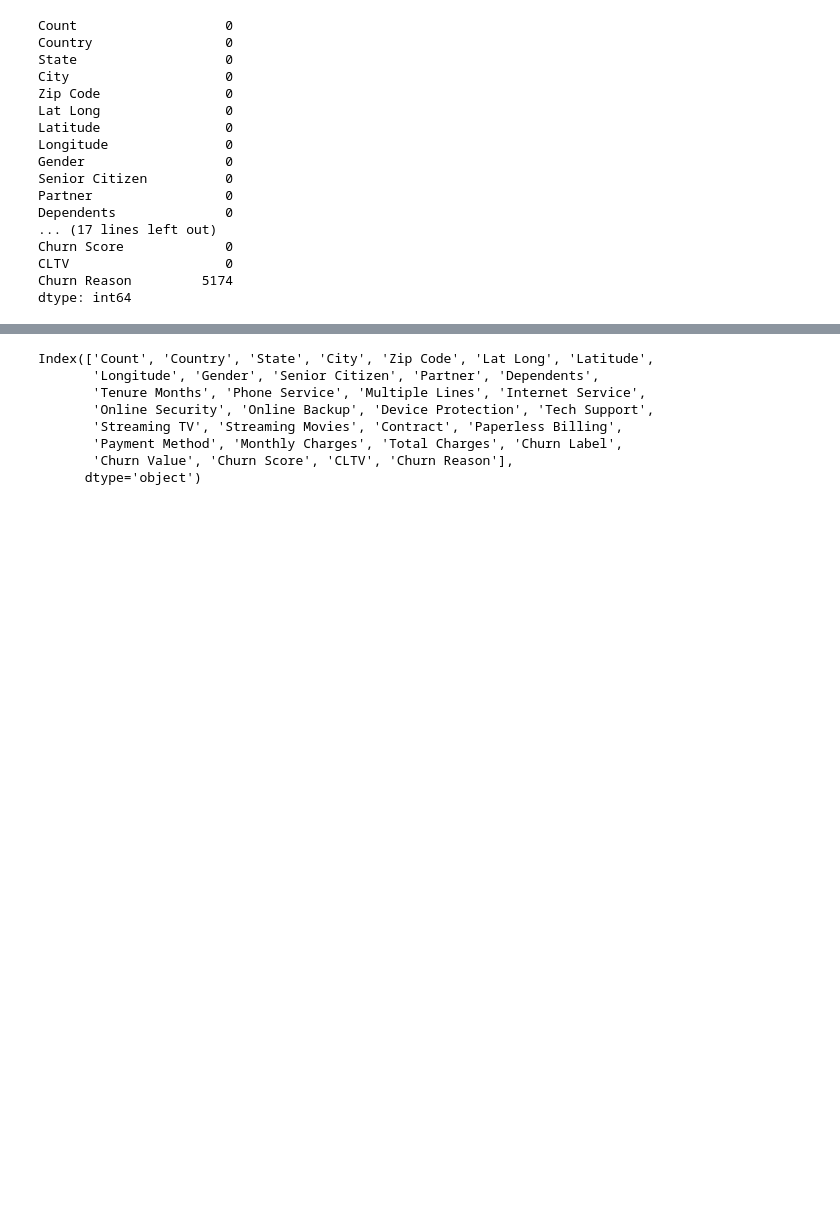
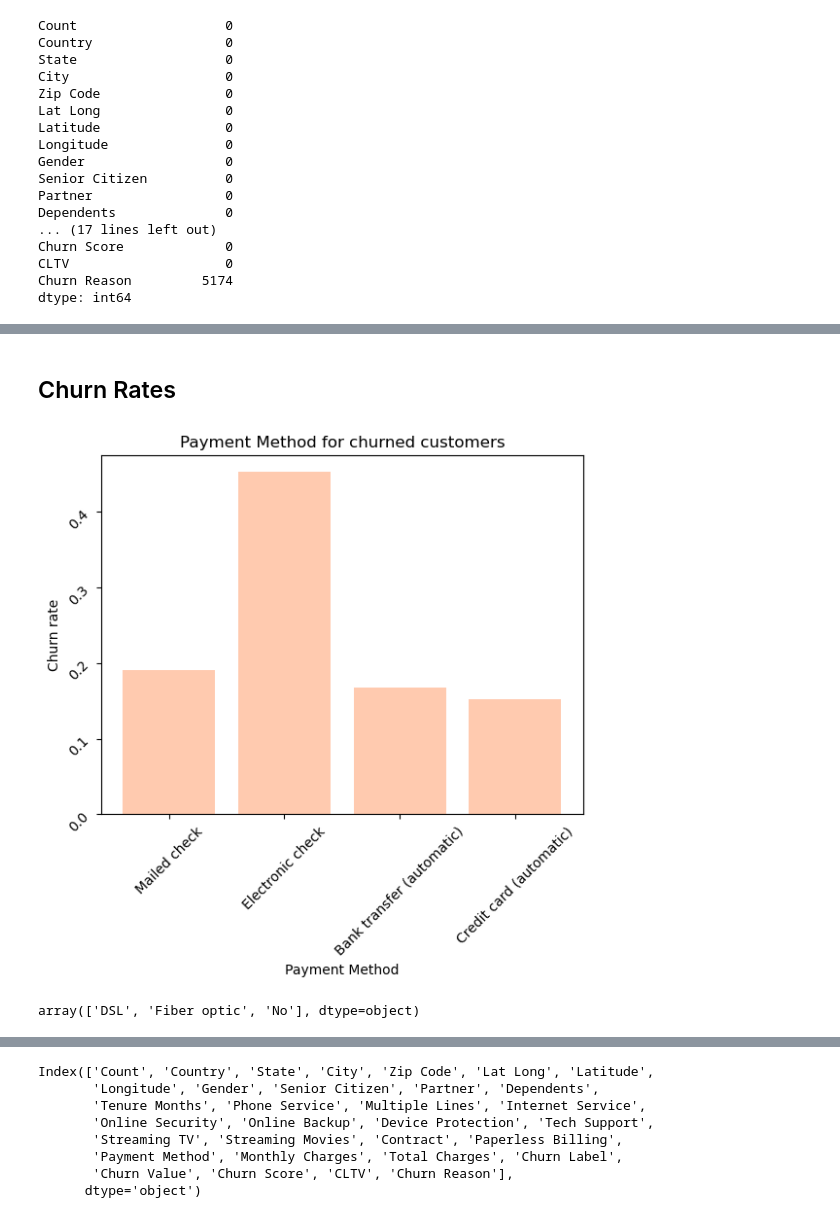
Before and after one commit to Jose-Torres1221/Telco-Anti-Churn-Initiative, a Jupyter notebook: Telco_Anti_Churn_Initiative.ipynb, the cells around one changed output, grey strips where cells are left out. Saved outputs shown, nothing was run; the diff lists cells and outputs as text; code cells hidden in the pictures; blank space fills up the shorter version.

```diff
--- a/Telco_Anti_Churn_Initiative.ipynb
+++ b/Telco_Anti_Churn_Initiative.ipynb
@@ -132,0 +164,38 @@ dtype: int64
+# %% [markdown]
+## Churn Rates
+# %%
+def graph_cr(df, feature):
+  hash = {}
+  for i in df.index:
+    val = df[feature][i]
+    if not val in hash:
+      hash[val] = [0, 0]
+    counts = hash[val]
+    cv = df['Churn Value'][i]
+    if cv == 1:
+      counts[0] += 1
+    else:
+      counts[1] += 1
+    hash[val] = counts
+  my_labels = hash.keys()
+  def compute_cr(label):
+    counts = hash[label]
+    churned = counts[0]
+    not_churned = counts[1]
+    return churned / (churned + not_churned)
+  y = list(map(lambda label: compute_cr(label), my_labels))
+  plt.title(f'{feature} for churned customers')
+  plt.xlabel(feature)
+  plt.ylabel('Churn rate')
+  colors = ["#ffcaaf"]
+  plt.bar(my_labels, y, color = colors)
+  plt.tick_params(rotation=45)
+  plt.show()
+# %%
+graph_cr(df, 'Payment Method')
+# %% [output]
+[figure, added]
+# %%
+df['Internet Service'].unique()
+# %% [output]
+array(['DSL', 'Fiber optic', 'No'], dtype=object)
```
Also changed, not shown: parts of 71 cells of this notebook, 1 other file.
